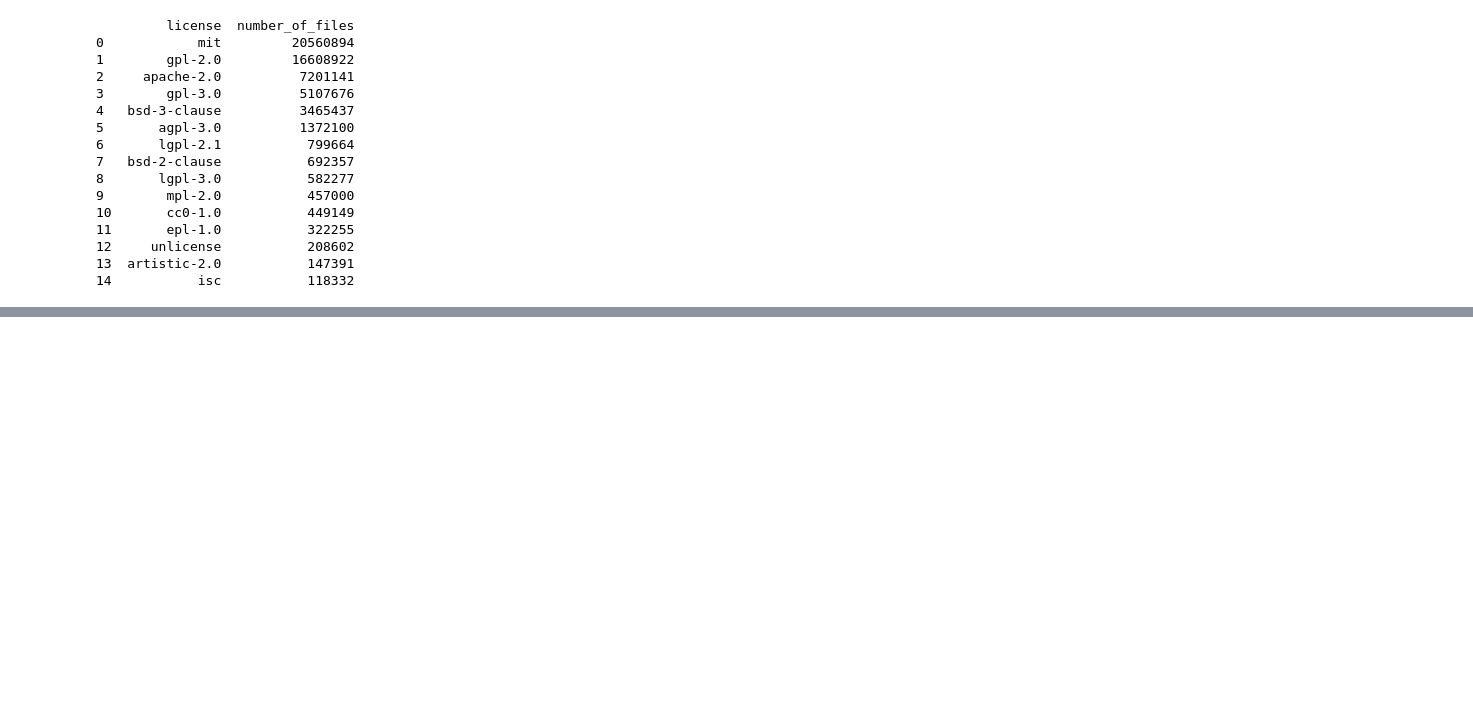
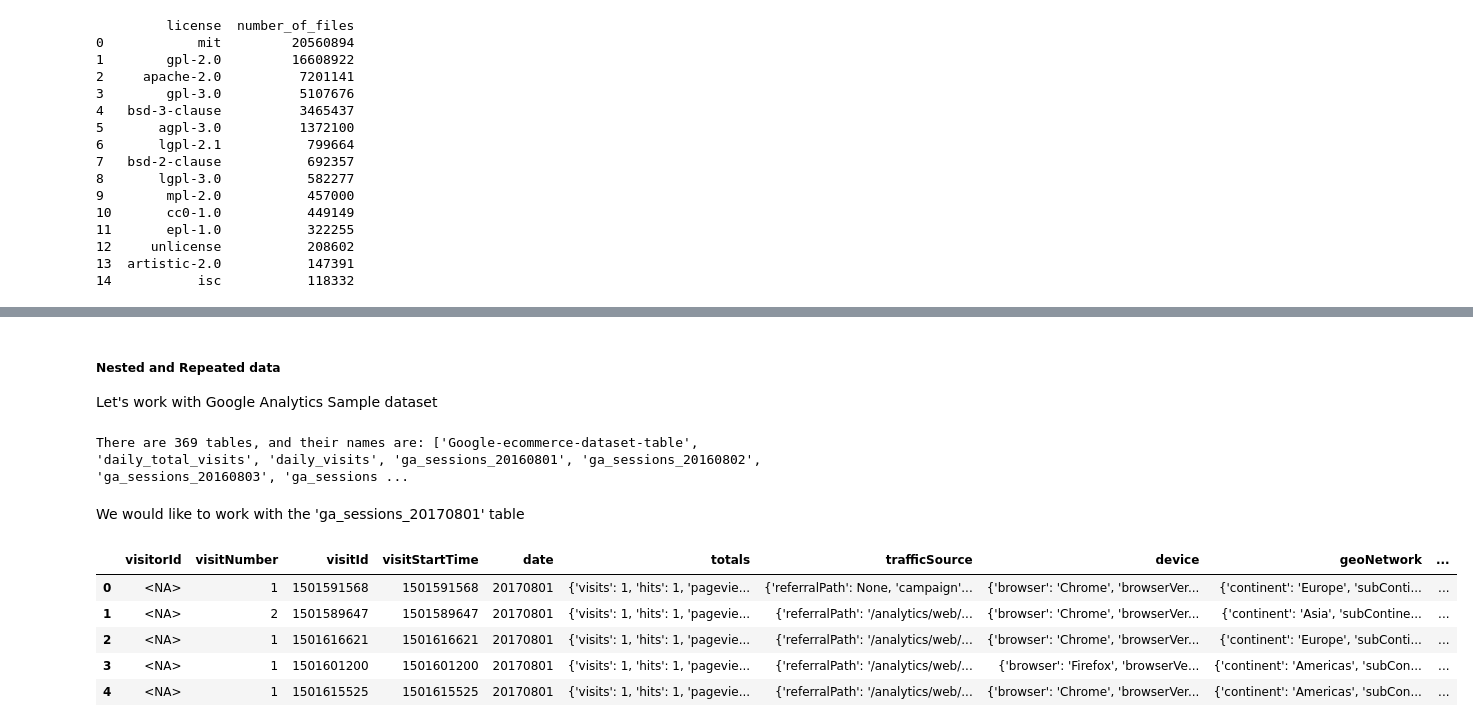
Before and after one commit to tanyaniazi/SQL-BigQuery-Practice, a Jupyter notebook: 1.ipynb, the cells around one changed output, grey strips where cells are left out. Saved outputs shown, nothing was run; the diff lists cells and outputs as text; code cells hidden in the pictures; blank space fills up the shorter version.

```diff
--- a/1.ipynb
+++ b/1.ipynb
@@ -545,0 +662,34 @@ print(file_count_by_license)
+# %% [markdown]
+##### Nested and Repeated data <br>
+Let's work with Google Analytics Sample dataset
+# %%
+gglanl_ref = client.dataset("google_analytics_sample", project = "bigquery-public-data")
+
+gglanl_data = client.get_dataset(gglanl_ref)
+
+gglanl_tables = list(client.list_tables(gglanl_data))
+
+tabs = []
+for table in gglanl_tables:
+    tabs.append(table.table_id)
+
+print(f"There are {len(tabs)} tables, and their names are: {tabs}")
+# %% [output]
+There are 369 tables, and their names are: ['Google-ecommerce-dataset-table', 'daily_total_visits', 'daily_visits', 'ga_sessions_20160801', 'ga_sessions_20160802', 'ga_sessions_20160803', 'ga_sessions ...
+# %% [markdown]
+We would like to work with the 'ga_sessions_20170801' table
+# %%
+# it is also possible to reference a table from the data reference and not the metadata of the dataset itself
+# so to construct a reference for tables, having only the dataset reference can be sufficient and you don't have to get the dataset beforehands.
+
+gglanl_table_ref = gglanl_ref.table("ga_sessions_20170801")
+gglanl_table = client.get_table(gglanl_table_ref)
+
+client.list_rows(gglanl_table, max_results=5).to_dataframe()
+# %% [output]
+|  | visitorId | visitNumber | visitId | visitStartTime | date | totals | trafficSource | device | geoNetwork | ... |
+| 0 | <NA> | 1 | 1501591568 | 1501591568 | 20170801 | {'visits': 1, 'hits': 1, 'pagevie... | {'referralPath': None, 'campaign'... | {'browser': 'Chrome', 'browserVer... | {'continent': 'Europe', 'subConti... | ... |
+| 1 | <NA> | 2 | 1501589647 | 1501589647 | 20170801 | {'visits': 1, 'hits': 1, 'pagevie... | {'referralPath': '/analytics/web/... | {'browser': 'Chrome', 'browserVer... | {'continent': 'Asia', 'subContine... | ... |
+| 2 | <NA> | 1 | 1501616621 | 1501616621 | 20170801 | {'visits': 1, 'hits': 1, 'pagevie... | {'referralPath': '/analytics/web/... | {'browser': 'Chrome', 'browserVer... | {'continent': 'Europe', 'subConti... | ... |
+| 3 | <NA> | 1 | 1501601200 | 1501601200 | 20170801 | {'visits': 1, 'hits': 1, 'pagevie... | {'referralPath': '/analytics/web/... | {'browser': 'Firefox', 'browserVe... | {'continent': 'Americas', 'subCon... | ... |
+| 4 | <NA> | 1 | 1501615525 | 1501615525 | 20170801 | {'visits': 1, 'hits': 1, 'pagevie... | {'referralPath': '/analytics/web/... | {'browser': 'Chrome', 'browserVer... | {'continent': 'Americas', 'subCon... | ... |
```
Also changed, not shown: parts of 26 cells of this notebook.
